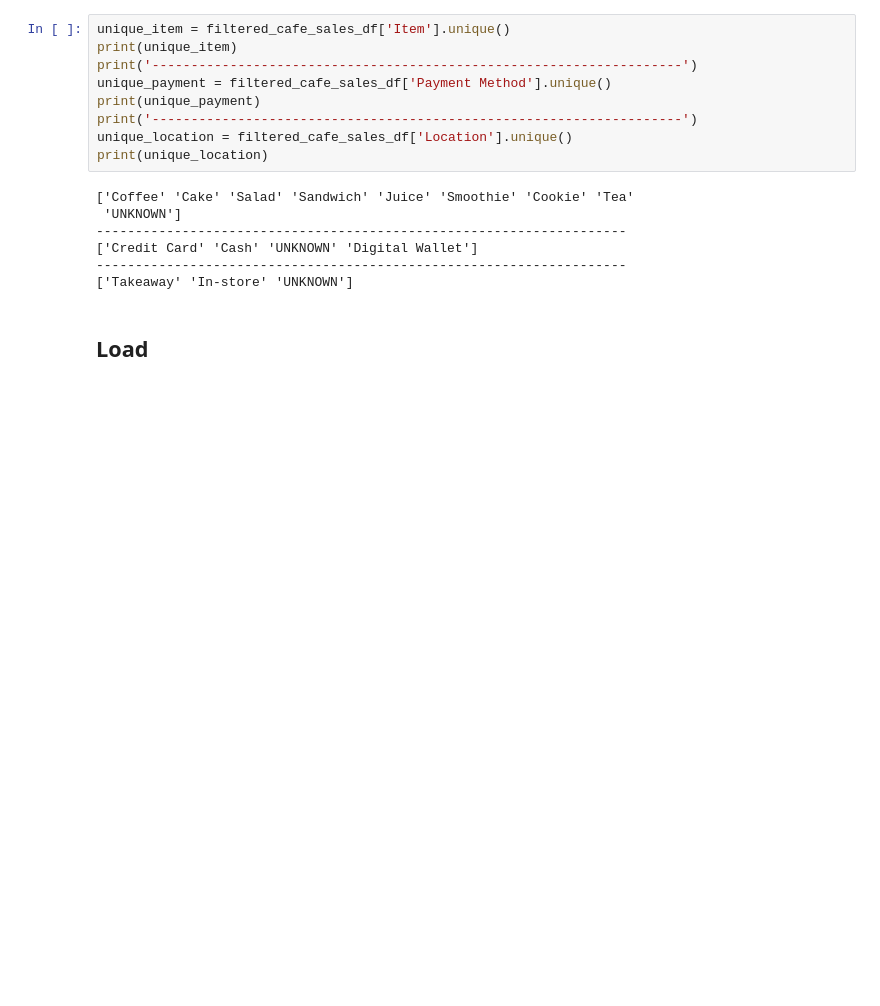
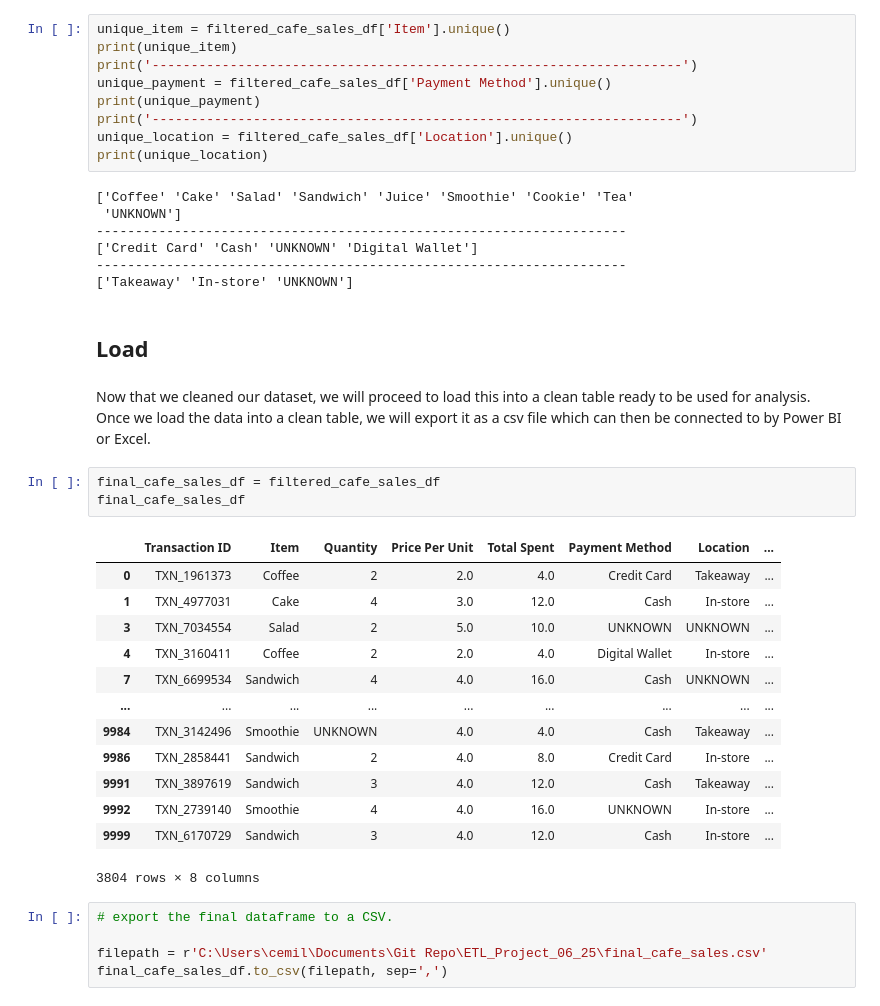
Before and after one commit to Cemil98/ETL_Project_06_25, a Jupyter notebook: ETL_Project_06_25-Cafe_Sales.ipynb, the cells around one changed output. Drawn from its saved outputs; the diff is of its cells as text; blank space fills up the shorter version.

```diff
--- a/ETL_Project_06_25-Cafe_Sales.ipynb
+++ b/ETL_Project_06_25-Cafe_Sales.ipynb
@@ -142,3 +142,27 @@ print(unique_location)
 ['Takeaway' 'In-store' 'UNKNOWN']
 # %% [markdown]
 ## Load
+# %% [markdown]
+Now that we cleaned our dataset, we will proceed to load this into a clean table ready to be used for analysis. Once we load the data into a clean table, we will export it as a csv file which can then be connected to by Power BI or Excel.
+# %%
+final_cafe_sales_df = filtered_cafe_sales_df
+final_cafe_sales_df
+# %% [output]
+|  | Transaction ID | Item | Quantity | Price Per Unit | Total Spent | Payment Method | Location | ... |
+| 0 | TXN_1961373 | Coffee | 2 | 2.0 | 4.0 | Credit Card | Takeaway | ... |
+| 1 | TXN_4977031 | Cake | 4 | 3.0 | 12.0 | Cash | In-store | ... |
+| 3 | TXN_7034554 | Salad | 2 | 5.0 | 10.0 | UNKNOWN | UNKNOWN | ... |
+| 4 | TXN_3160411 | Coffee | 2 | 2.0 | 4.0 | Digital Wallet | In-store | ... |
+| 7 | TXN_6699534 | Sandwich | 4 | 4.0 | 16.0 | Cash | UNKNOWN | ... |
+| ... | ... | ... | ... | ... | ... | ... | ... | ... |
+| 9984 | TXN_3142496 | Smoothie | UNKNOWN | 4.0 | 4.0 | Cash | Takeaway | ... |
+| 9986 | TXN_2858441 | Sandwich | 2 | 4.0 | 8.0 | Credit Card | In-store | ... |
+| 9991 | TXN_3897619 | Sandwich | 3 | 4.0 | 12.0 | Cash | Takeaway | ... |
+| 9992 | TXN_2739140 | Smoothie | 4 | 4.0 | 16.0 | UNKNOWN | In-store | ... |
+| 9999 | TXN_6170729 | Sandwich | 3 | 4.0 | 12.0 | Cash | In-store | ... |
+3804 rows × 8 columns
+# %%
+# export the final dataframe to a CSV.
+
+filepath = r'C:\Users\cemil\Documents\Git Repo\ETL_Project_06_25\final_cafe_sales.csv'
+final_cafe_sales_df.to_csv(filepath, sep=',')
```
Also changed, not shown: parts of 1 cell of this notebook.
